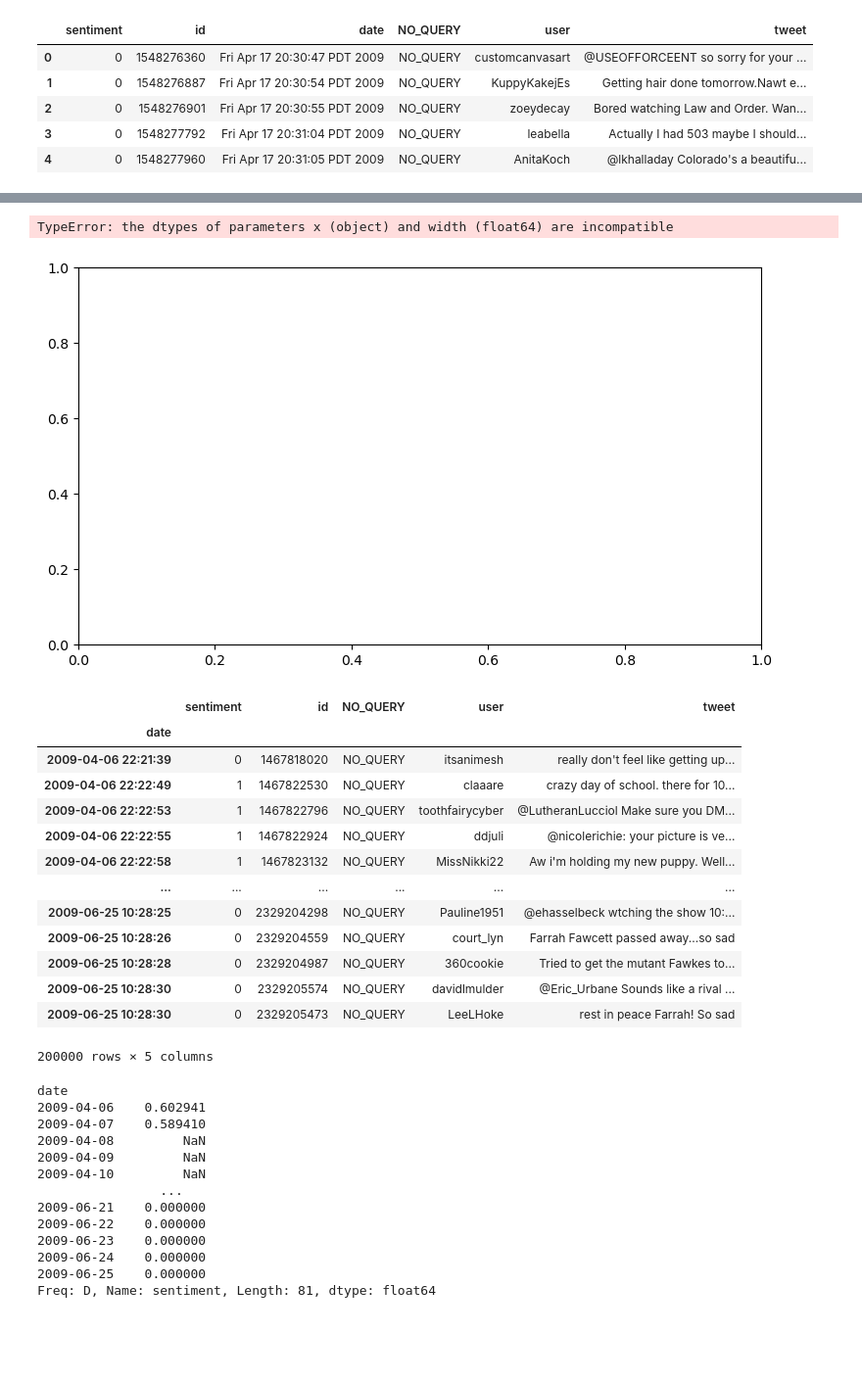
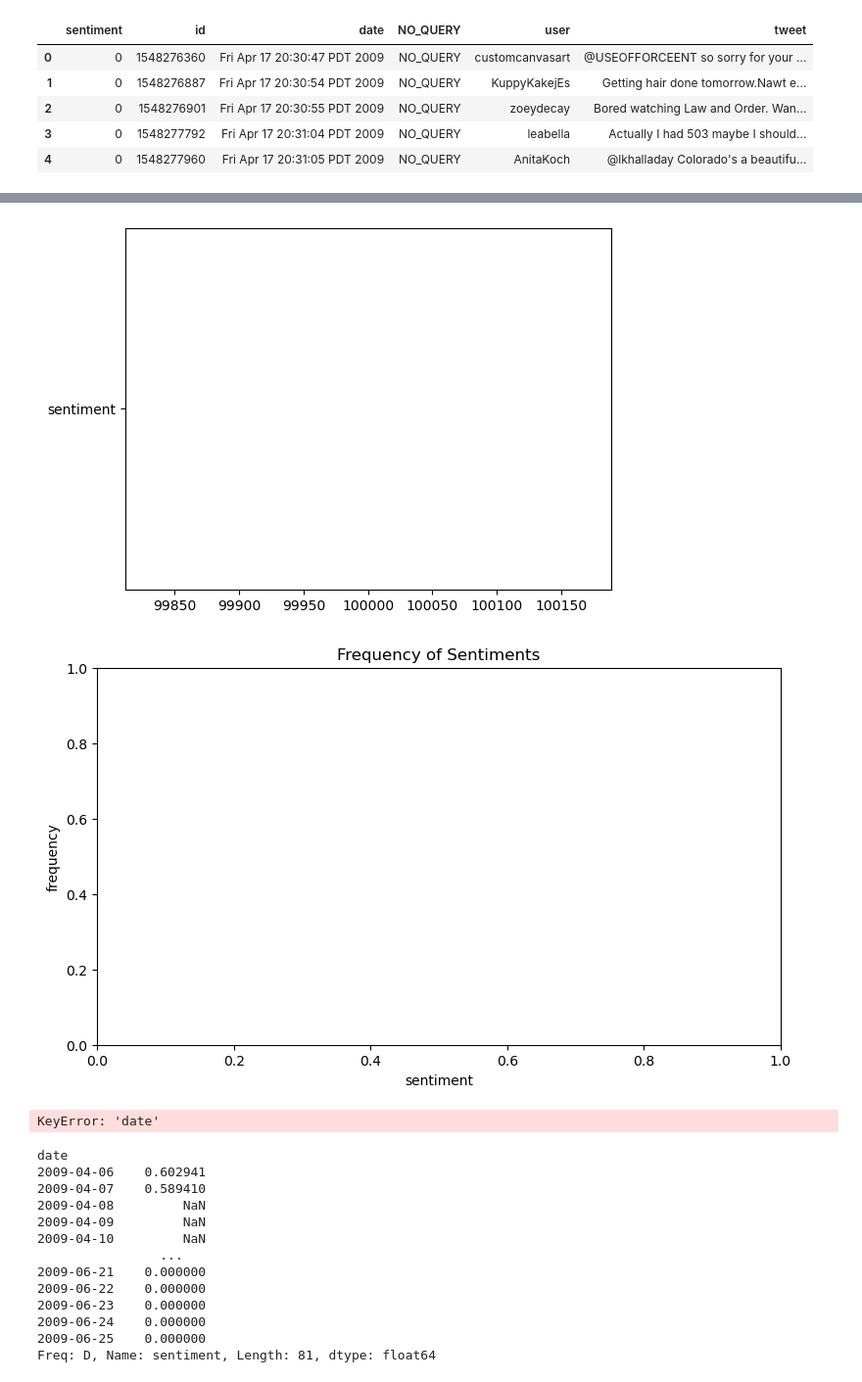
Before and after one commit to winni-datadiva/TKH-26-labs, a Jupyter notebook: Phase_2/python_workbooks/sentiment_Winni.ipynb, the cells around one changed output, grey strips where cells are left out. Shown at 98% size. Cells and saved outputs as stored; diff of their text form; code cells hidden in the pictures; blank space fills up the shorter version.

Commit message:
update sentiment lab

```diff
--- a/Phase_2/python_workbooks/sentiment_Winni.ipynb
+++ b/Phase_2/python_workbooks/sentiment_Winni.ipynb
@@ -93,11 +94,11 @@ df.head()
 # %%
 # TODO: view frequency of positive `1` and negative `0` tweets as a bar chart
 
-freq = df.groupby('sentiment').value_counts().sort_index()
+freq = df['sentiment'].value_counts()
 print(freq)
 
+plt.bar(freq, 'sentiment')
 plt.figure(figsize=(9,5))
-plt.bar(x=freq.index, y=freq.values, height=0.5)
 plt.title("Frequency of Sentiments")
 plt.xlabel('sentiment')
 plt.ylabel('frequency')
@@ -119,26 +111,22 @@ Name: count, Length: 200000, dtype: int64
-TypeError: the dtypes of parameters x (object) and width (float64) are incompatible
-[figure, old version]
+[figure, new version]
+[figure, added]
 # %%
 # TODO: convert your `date` column into the datetime type and set it as your index (make sure your index is sorted!)
 # NOTE: you can accomplish this via method chaining! See if you can write it out via a chain.
 
-...
-...
+df = df.set_index(pd.to_datetime(df['date']))
+df.drop('date', axis=1, inplace=True)
+print(df.index)
+# df['date'] = pd.to_datetime(df['date']).sort_index()
+# alt df_sorted = df.sort_values('date', ascending=True)
+# df_sorted = df_sorted.reset_index(drop=True)
+
+# Localizing timezone as original "PDT" is unrecognized and dropping unrecognized timezones is deprecated
+# Passing the string without the timezone, then using .tz_localize() to convert to a recognized timezone
+df.to_localize('US/Pacific')
+# tz_dates = pd.DatetimeIndex(df['date], tz='PST')
 # %% [output]
-|  | sentiment | id | NO_QUERY | user | tweet |
-| date |  |  |  |  |  |
-| 2009-04-06 22:21:39 | 0 | 1467818020 | NO_QUERY | itsanimesh | really don't feel like getting up... |
-| 2009-04-06 22:22:49 | 1 | 1467822530 | NO_QUERY | claaare | crazy day of school. there for 10... |
-| 2009-04-06 22:22:53 | 1 | 1467822796 | NO_QUERY | toothfairycyber | @LutheranLucciol Make sure you DM... |
-| 2009-04-06 22:22:55 | 1 | 1467822924 | NO_QUERY | ddjuli | @nicolerichie: your picture is ve... |
-| 2009-04-06 22:22:58 | 1 | 1467823132 | NO_QUERY | MissNikki22 | Aw i'm holding my new puppy. Well... |
-| ... | ... | ... | ... | ... | ... |
-| 2009-06-25 10:28:25 | 0 | 2329204298 | NO_QUERY | Pauline1951 | @ehasselbeck wtching the show 10:... |
-| 2009-06-25 10:28:26 | 0 | 2329204559 | NO_QUERY | court_lyn | Farrah Fawcett passed away...so sad |
-| 2009-06-25 10:28:28 | 0 | 2329204987 | NO_QUERY | 360cookie | Tried to get the mutant Fawkes to... |
-| 2009-06-25 10:28:30 | 0 | 2329205574 | NO_QUERY | davidlmulder | @Eric_Urbane Sounds like a rival ... |
-| 2009-06-25 10:28:30 | 0 | 2329205473 | NO_QUERY | LeeLHoke | rest in peace Farrah! So sad |
-200000 rows × 5 columns
+KeyError: 'date'
 # %%
 # TODO: view the average sentiment of tweets on a daily basis
 
```
Also changed, not shown: parts of 9 cells of this notebook.
